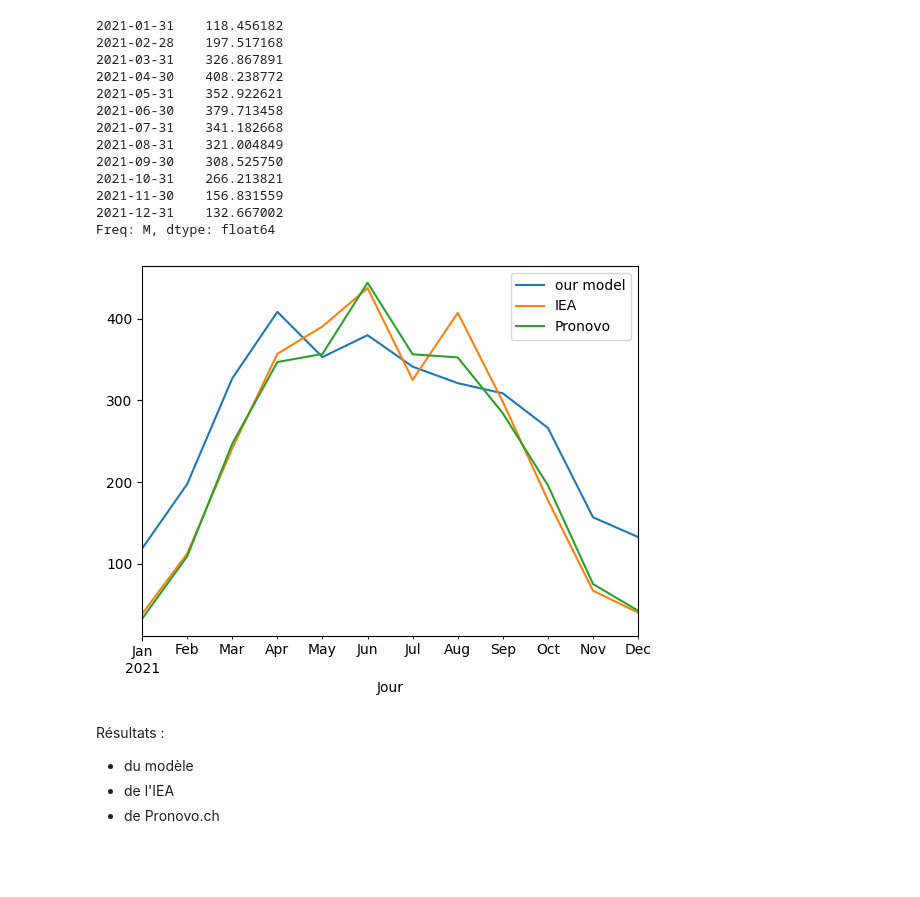
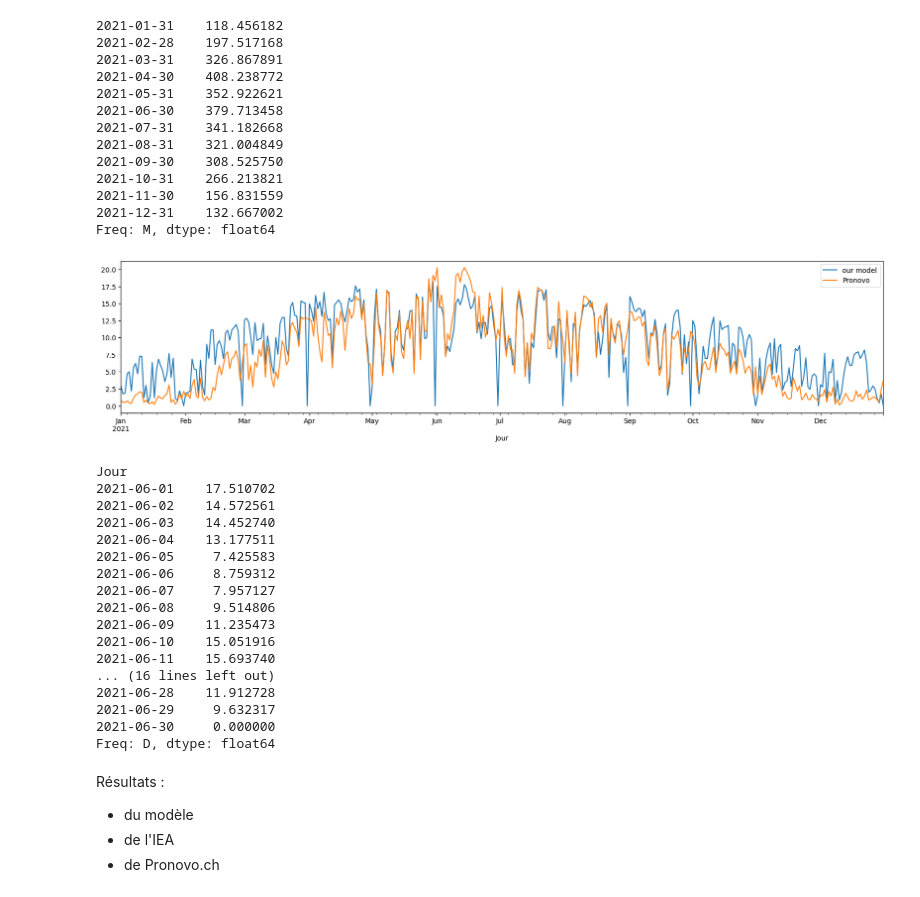
Before and after one commit to AymericBdy/SwissRenewableElectricityModel, a Jupyter notebook: solarmodel2.ipynb, the cells around one changed output. Saved outputs shown, nothing was run; the diff lists cells and outputs as text; code cells hidden in the pictures; blank space fills up the shorter version.

```diff
--- a/solarmodel2.ipynb
+++ b/solarmodel2.ipynb
@@ -19,8 +19,8 @@ from scipy.spatial.distance import cdist
 import xarray as xr
 
 transformer = Transformer.from_crs("EPSG:2056", "EPSG:4326")  # MN95 -> WGS84
-#plants_mapped = False
-#unique_pos = []
+plants_mapped = False
+unique_pos = []
 
 def map_plants(wind_factor):
     global plants_mapped
@@ -76,7 +76,7 @@ def do_month(f):
     wind_factor_reduced = pd.DataFrame(index=dates)
     print('reducing...')
     for pos in unique_pos:
-        print('check', pos)
+        #print('check', pos)
         data = wind_factor.loc[pos[0], pos[1]]
         dt2 = dates.intersection(data.index)
         wind_factor_reduced[str(pos)] = data.loc[dt2]
@@ -435,22 +267,42 @@ data = pd.read_csv("./data/energy-charts_Production_d'électricité_journalière
 data.index = pd.to_datetime(data.index, format='%d.%m.%Y')
 data.drop(labels=['NaT'], inplace=True)
 data = data.applymap(lambda x: float(x.replace(',', '.')))
-pv = data['Photovoltaïque'].resample('M').sum()
+pv = data['Photovoltaïque'].resample('D').sum()
 
-iea_data.index = pv.index
+#iea_data.index = pv.index
 # %%
-own_monthly = df.resample('M').sum()
+own_monthly = df.resample('D').sum()
 own_monthly.index = pv.index
 # %%
 import matplotlib.pyplot as plt
 
 ax = plt.gca()
-own_monthly.plot(ax=ax)
-iea_data.plot(ax=ax)
-pv.plot(ax=ax)
-plt.legend(['our model', 'IEA', 'Pronovo']);
+own_monthly.plot(ax=ax, figsize=(20, 4))
+#iea_data.plot(ax=ax)
+pv.plot(ax=ax, figsize=(20, 4))
+plt.legend(['our model', 'Pronovo']);
 # %% [output]
-[figure, old version]
+[figure, new version]
+# %%
+own_monthly['2021-06']
+# %% [output]
+Jour
+2021-06-01    17.510702
+2021-06-02    14.572561
+2021-06-03    14.452740
+2021-06-04    13.177511
+2021-06-05     7.425583
+2021-06-06     8.759312
+2021-06-07     7.957127
+2021-06-08     9.514806
+2021-06-09    11.235473
+2021-06-10    15.051916
+2021-06-11    15.693740
+... (16 lines left out)
+2021-06-28    11.912728
+2021-06-29     9.632317
+2021-06-30     0.000000
+Freq: D, dtype: float64
 # %% [markdown]
 Résultats :
 - du modèle
```
Also changed, not shown: parts of 3 cells of this notebook, 3 other files.
